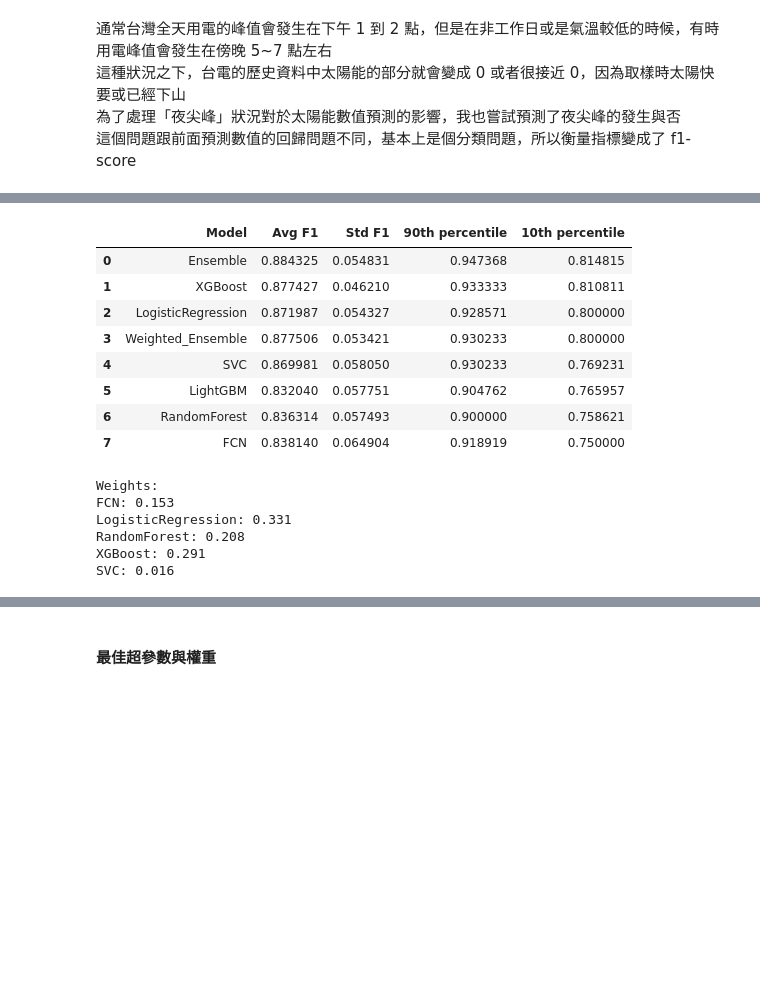
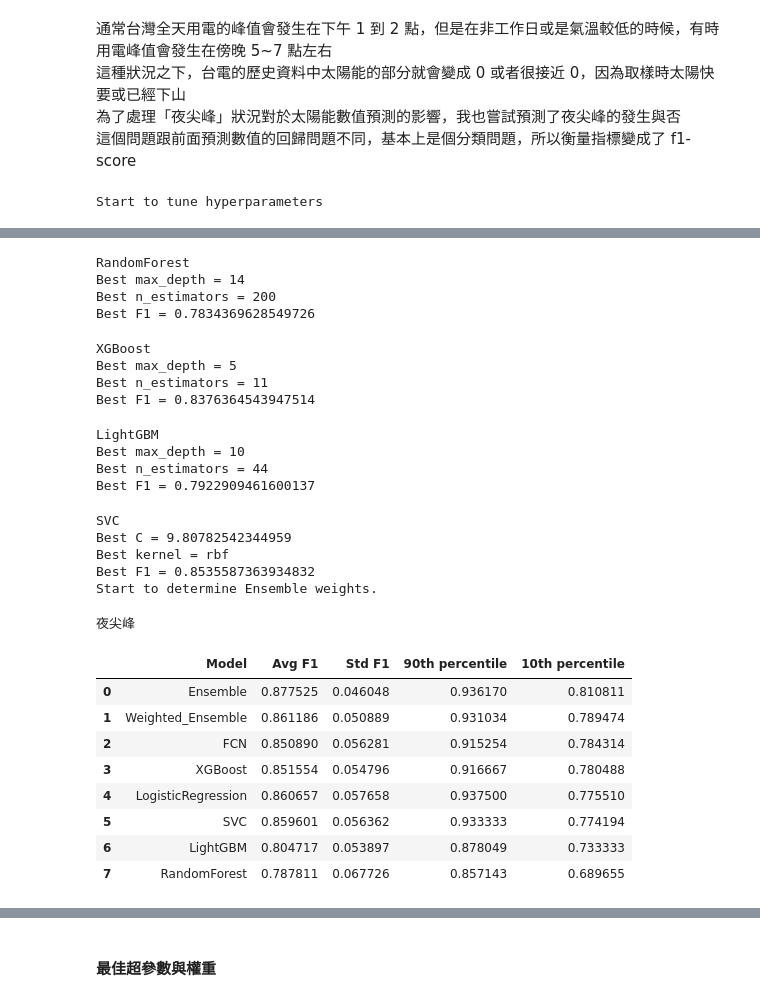
Before and after one commit to skyjadel/Taipower, a Jupyter notebook: Hyper parameter Tunning and Ensemble Weighting.ipynb, the cells around one changed output, grey strips where cells are left out. Saved outputs shown, nothing was run; the diff lists cells and outputs as text; code cells hidden in the pictures; blank space fills up the shorter version.

```diff
--- a/Hyper parameter Tunning and Ensemble Weighting.ipynb
+++ b/Hyper parameter Tunning and Ensemble Weighting.ipynb
@@ -96,7 +97,7 @@ speed_test = False
 #
 # Note: 如果指定的路徑當中沒有相應的 meta.json 檔，程式將會無視這邊的設定而進行計算
 #---------------------------------------------------------------------------------
-rerun_all_calculation = False
+rerun_all_calculation = True
 dont_run_any_calculation = False
 
 
@@ -111,6 +112,12 @@ optuna_has_done = {
     '太陽能': True,
     '尖峰負載': True,
     '夜尖峰': True,
+    '午後平均風速': True,
+    '午後平均氣溫': True,
+    '下午平均風速': True,
+    '下午平均氣溫': True,
+    '傍晚平均風速': True,
+    '傍晚平均氣溫': True,
 }
 
 weights_has_determined = {
@@ -123,6 +130,12 @@ weights_has_determined = {
     '太陽能': True,
     '尖峰負載': True,
     '夜尖峰': True,
+    '午後平均風速': True,
+    '午後平均氣溫': True,
+    '下午平均風速': True,
+    '下午平均氣溫': True,
+    '傍晚平均風速': True,
+    '傍晚平均氣溫': True,
 }
 
 # 如果前面有設定全部重算或都不要重算，則重設上面的這兩個字典
@@ -175,10 +188,12 @@ weather_power_df = prepare_data(data_path, start_date=start_date, end_date=end_d
 
 流程控制函數 flow_control 會呼叫 optuna_operation，而主程式只會直接呼叫 flow_control。
 # %%
-def get_XY(data_df, Y_feature, X_features=None):
+def get_XY(data_df, Y_feature, X_features=None, hours=[str(i) for i in range(0, 24, 3)]):
     date_related_cols = ['日期數字', '假日', '週六', '週日', '補班', '1~3月', '11~12月', '白日長度']
 
     if Y_feature in ['最高氣溫', '最低氣溫', '氣溫', '風速', '日照率', '全天空日射量']:
+        target = 'obs'
+    elif '平均' in Y_feature:
         target = 'obs'
     elif Y_feature in ['風力', '太陽能', '尖峰負載', '夜尖峰']:
         target = 'pwd'
@@ -197,7 +212,7 @@ def get_XY(data_df, Y_feature, X_features=None):
             elif target == 'pwd':
                 dash_splited = col.split('_')
             if len(dash_splited) >= 2:
-                if dash_splited[0] in X_features:
+                if dash_splited[0] in X_features and (target=='pwd' or dash_splited[1] in hours):
                     X_cols.append(col)
             else:
                 if col in date_related_cols and col in X_features:
@@ -323,7 +338,7 @@ def hyperparameter_tuning(trial, Xs, Ys, mode='regressor',
     return np.mean(metric_list) - np.std(metric_list)
 # %%
 def optuna_operation(model_xcols, Y_feature, data_df, mode='regressor', speed_test=False,
-                     optuna_n_trials=30, n_iters=30, always_test_last_chunk=False):
+                     optuna_n_trials=20, n_iters=30, always_test_last_chunk=False):
 
     if mode == 'regressor':
         metric_name = 'R2'
@@ -579,7 +594,7 @@ def save_model_metadata(file_path, model_xcols, model_hyperparameters_dict, opti
 負責管理超參數及權重的計算與存取
 # %%
 def flow_control(Y_feature, model_xcols, data_df, mode='regressor', speed_test=False,
-                 train_model_path=train_model_path, optuna_has_done=optuna_has_done, weights_has_determined=weights_has_determined):
+                 train_model_path=train_model_path, optuna_has_done=optuna_has_done, weights_has_determined=weights_has_determined, run=False):
 
     n_iter_dict = {
         'hyper_parameter': 15,
@@ -595,7 +610,7 @@ def flow_control(Y_feature, model_xcols, data_df, mode='regressor', speed_test=F
     os.makedirs(this_model_path, exist_ok=True)
 
     # 如果指定的 meta 檔存在，並且初始參數規定不須重新計算，則套用存檔數值。
-    if os.path.exists(f'{train_model_path}{Y_feature}/meta.json'):
+    if os.path.exists(f'{train_model_path}{Y_feature}/meta.json') and not run:
         with open(f'{train_model_path}{Y_feature}/meta.json', 'r') as f:
             meta = json.load(f)
     else:
@@ -628,6 +643,7 @@ def flow_control(Y_feature, model_xcols, data_df, mode='regressor', speed_test=F
             n_iters = n_iter_dict['ensemble_weight']
         df, optimal_weights = find_optimal_weights(model_hyperparameters_dict, model_xcols, data_df,
                                                    Y_feature=Y_feature, mode=mode, n_iters=n_iters)
+        print(Y_feature)
         display(df)
         df.to_csv(f'{this_model_path}predict_MAE.df', index=False, encoding='utf-8-sig')
         print('Weights:')
@@ -1284,13 +1671,14 @@ Weight = 0.055
 # %%
 Y_feature = '夜尖峰'
 model_xcols = {
-    'FCN': ['氣溫', '最高氣溫', '最低氣溫', '日期數字', '假日', '週六', '週日', '補班', '白日長度'],
-    'LogisticRegression': ['氣溫', '最高氣溫', '最低氣溫', '日期數字', '假日', '週六', '週日', '補班', '白日長度'],
-    'RandomForest': ['氣溫', '最高氣溫', '最低氣溫', '日期數字', '假日', '週六', '週日', '補班', '白日長度'],
-    'XGBoost': ['氣溫', '最高氣溫', '最低氣溫', '日期數字', '假日', '週六', '週日', '補班', '白日長度'],
-    'LightGBM': ['氣溫', '最高氣溫', '最低氣溫', '日期數字', '假日', '週六', '週日', '補班', '白日長度'],
-    'SVC': ['氣溫', '最高氣溫', '最低氣溫', '日期數字', '假日', '週六', '週日', '補班', '白日長度']
+    'FCN': ['氣溫', '最高氣溫', '最低氣溫', '日期數字', '假日', '週六', '週日', '補班', '白日長度', '午後平均氣溫', '下午平均氣溫', '傍晚平均氣溫'],
+    'LogisticRegression': ['氣溫', '最高氣溫', '最低氣溫', '日期數字', '假日', '週六', '週日', '補班', '白日長度', '午後平均氣溫', '下午平均氣溫', '傍晚平均氣溫'],
+    'RandomForest': ['氣溫', '最高氣溫', '最低氣溫', '日期數字', '假日', '週六', '週日', '補班', '白日長度', '午後平均氣溫', '下午平均氣溫', '傍晚平均氣溫'],
+    'XGBoost': ['氣溫', '最高氣溫', '最低氣溫', '日期數字', '假日', '週六', '週日', '補班', '白日長度', '午後平均氣溫', '下午平均氣溫', '傍晚平均氣溫'],
+    'LightGBM': ['氣溫', '最高氣溫', '最低氣溫', '日期數字', '假日', '週六', '週日', '補班', '白日長度', '午後平均氣溫', '下午平均氣溫', '傍晚平均氣溫'],
+    'SVC': ['氣溫', '最高氣溫', '最低氣溫', '日期數字', '假日', '週六', '週日', '補班', '白日長度', '午後平均氣溫', '下午平均氣溫', '傍晚平均氣溫']
 }
 
 flow_control(Y_feature, model_xcols, weather_power_df, mode='classifier', speed_test=speed_test)
 # %% [output]
+Start to tune hyperparameters
@@ -1297,15 +1693,27 @@ flow_control(Y_feature, model_xcols, weather_power_df, mode='classifier', speed_
+RandomForest
+Best max_depth = 14
+Best n_estimators = 200
+Best F1 = 0.7834369628549726
+XGBoost
+Best max_depth = 5
+Best n_estimators = 11
+Best F1 = 0.8376364543947514
+LightGBM
+Best max_depth = 10
+Best n_estimators = 44
+Best F1 = 0.7922909461600137
+SVC
+Best C = 9.80782542344959
+Best kernel = rbf
+Best F1 = 0.8535587363934832
+Start to determine Ensemble weights.
+夜尖峰
 |  | Model | Avg F1 | Std F1 | 90th percentile | 10th percentile |
-| 0 | Ensemble | 0.884325 | 0.054831 | 0.947368 | 0.814815 |
-| 1 | XGBoost | 0.877427 | 0.046210 | 0.933333 | 0.810811 |
-| 2 | LogisticRegression | 0.871987 | 0.054327 | 0.928571 | 0.800000 |
-| 3 | Weighted_Ensemble | 0.877506 | 0.053421 | 0.930233 | 0.800000 |
-| 4 | SVC | 0.869981 | 0.058050 | 0.930233 | 0.769231 |
-| 5 | LightGBM | 0.832040 | 0.057751 | 0.904762 | 0.765957 |
-| 6 | RandomForest | 0.836314 | 0.057493 | 0.900000 | 0.758621 |
-| 7 | FCN | 0.838140 | 0.064904 | 0.918919 | 0.750000 |
+| 0 | Ensemble | 0.877525 | 0.046048 | 0.936170 | 0.810811 |
+| 1 | Weighted_Ensemble | 0.861186 | 0.050889 | 0.931034 | 0.789474 |
+| 2 | FCN | 0.850890 | 0.056281 | 0.915254 | 0.784314 |
+| 3 | XGBoost | 0.851554 | 0.054796 | 0.916667 | 0.780488 |
+| 4 | LogisticRegression | 0.860657 | 0.057658 | 0.937500 | 0.775510 |
+| 5 | SVC | 0.859601 | 0.056362 | 0.933333 | 0.774194 |
+| 6 | LightGBM | 0.804717 | 0.053897 | 0.878049 | 0.733333 |
+| 7 | RandomForest | 0.787811 | 0.067726 | 0.857143 | 0.689655 |
-Weights:
-FCN: 0.153
-LogisticRegression: 0.331
-RandomForest: 0.208
-XGBoost: 0.291
-SVC: 0.016
```
Also changed, not shown: parts of 15 cells of this notebook, 3 other files.
